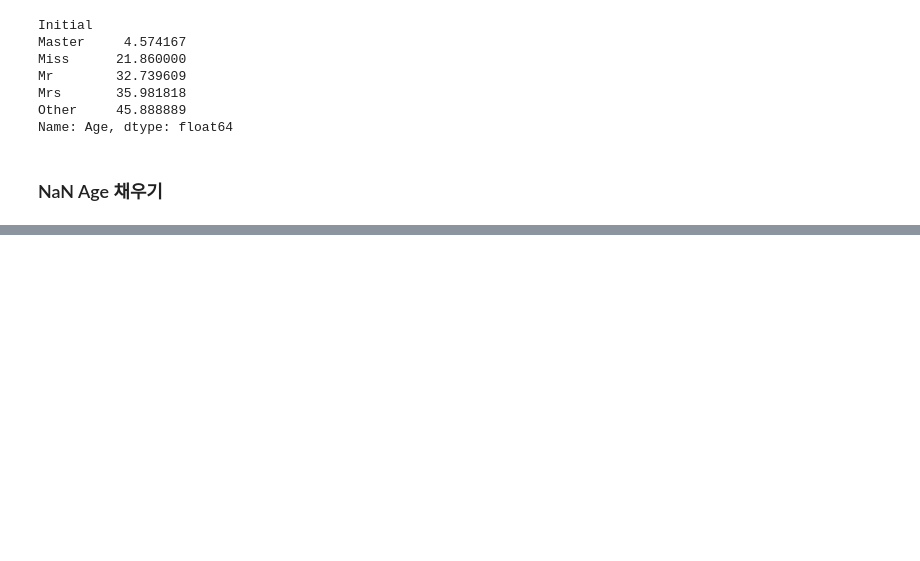
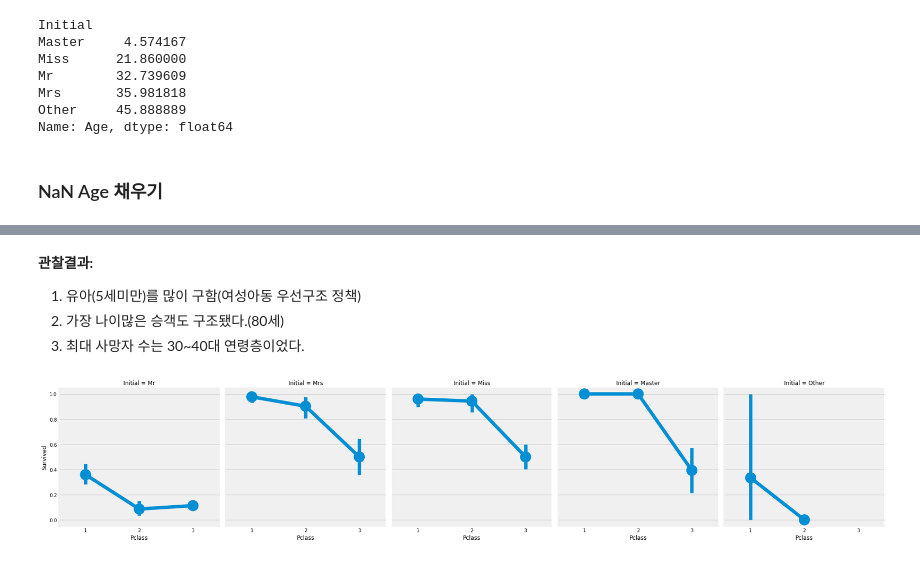
Before and after one commit to itchyfeet-patient/kaggle-DieTanic, a Jupyter notebook: notebook8d0146b2e8.ipynb, the cells around one changed output, grey strips where cells are left out. Drawn from its saved outputs; the diff is of its cells as text; code cells hidden in the pictures; blank space fills up the shorter version.

```diff
--- a/notebook8d0146b2e8.ipynb
+++ b/notebook8d0146b2e8.ipynb
@@ -320,0 +305,10 @@ data_check
+# %% [markdown]
+**관찰결과:**
+1) 유아(5세미만)를 많이 구함(여성아동 우선구조 정책)
+2) 가장 나이많은 승객도 구조됐다.(80세)
+3) 최대 사망자 수는 30~40대 연령층이었다.
+# %%
+sns.factorplot('Pclass','Survived', col='Initial', data=data)
+plt.show()
+# %% [output]
+[figure, added]
```
Also changed, not shown: parts of 12 cells of this notebook.
